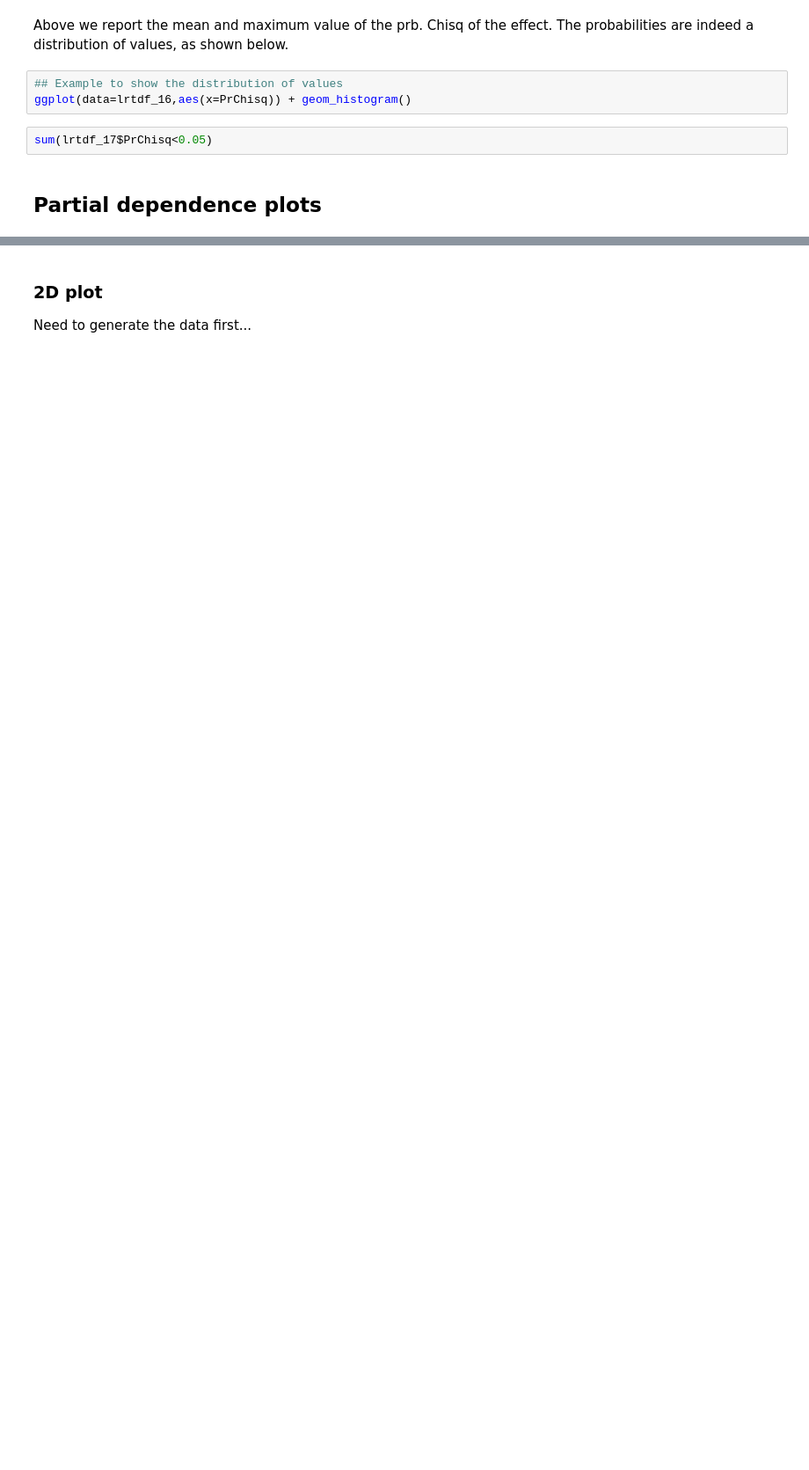
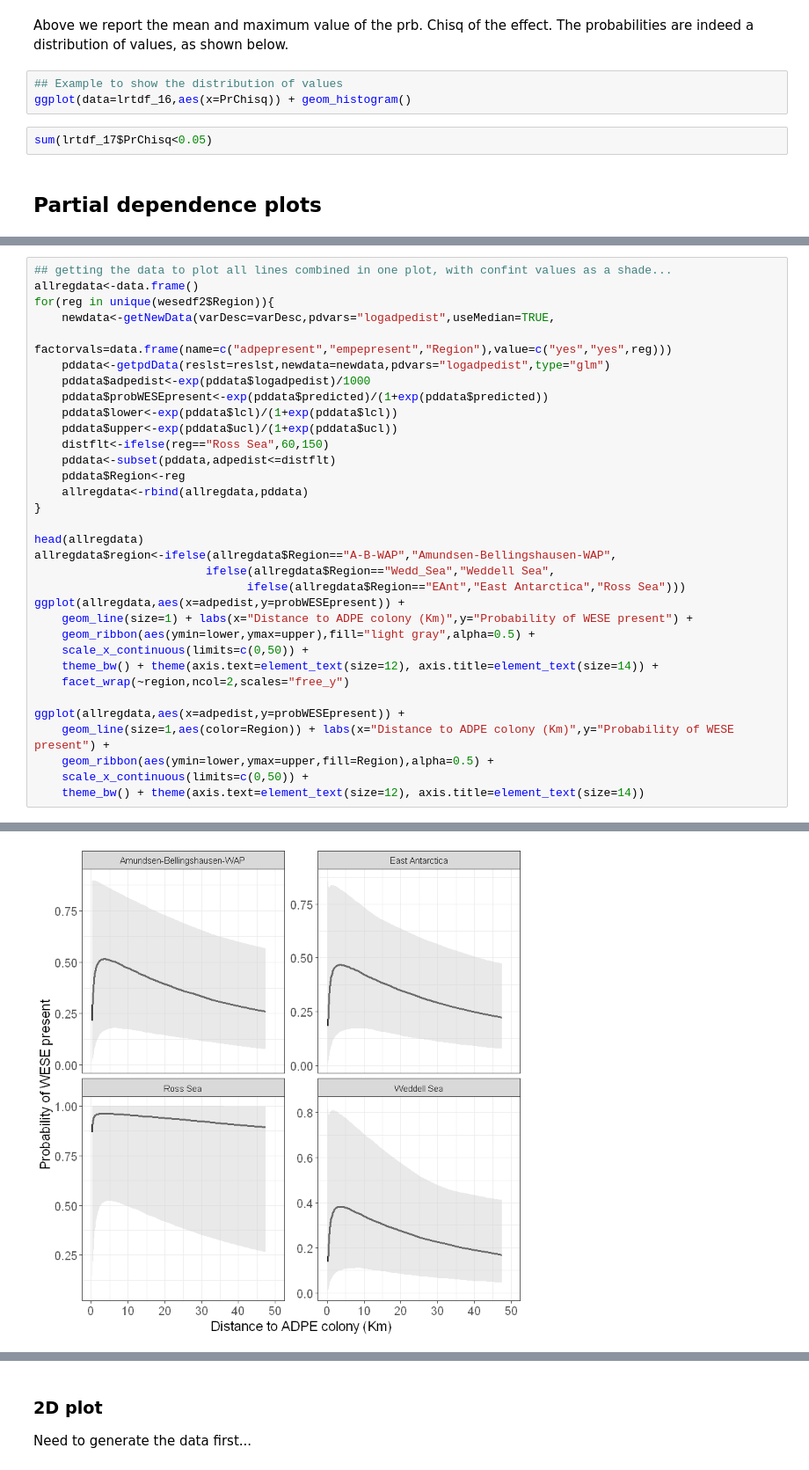
Before and after one commit to pointblue/ContinentalWESEestimates, a Jupyter notebook: notebooks/ContinentalWESE_regressionAnalyses.ipynb, the cells around one changed output, grey strips where cells are left out. Shown: that part at 88% size. Saved outputs shown, nothing was run; the diff lists cells and outputs as text; blank space fills up the shorter version.

```diff
--- a/notebooks/ContinentalWESE_regressionAnalyses.ipynb
+++ b/notebooks/ContinentalWESE_regressionAnalyses.ipynb
@@ -365,0 +309,34 @@ A data.frame: 6 × 6
+# %%
+## getting the data to plot all lines combined in one plot, with confint values as a shade...
+allregdata<-data.frame()
+for(reg in unique(wesedf2$Region)){
+    newdata<-getNewData(varDesc=varDesc,pdvars="logadpedist",useMedian=TRUE,
+                    factorvals=data.frame(name=c("adpepresent","empepresent","Region"),value=c("yes","yes",reg)))
+    pddata<-getpdData(reslst=reslst,newdata=newdata,pdvars="logadpedist",type="glm")
+    pddata$adpedist<-exp(pddata$logadpedist)/1000
+    pddata$probWESEpresent<-exp(pddata$predicted)/(1+exp(pddata$predicted))
+    pddata$lower<-exp(pddata$lcl)/(1+exp(pddata$lcl))
+    pddata$upper<-exp(pddata$ucl)/(1+exp(pddata$ucl))
+    distflt<-ifelse(reg=="Ross Sea",60,150)
+    pddata<-subset(pddata,adpedist<=distflt)
+    pddata$Region<-reg
+    allregdata<-rbind(allregdata,pddata)
+}
+
+head(allregdata)
+allregdata$region<-ifelse(allregdata$Region=="A-B-WAP","Amundsen-Bellingshausen-WAP",
+                         ifelse(allregdata$Region=="Wedd_Sea","Weddell Sea",
+                               ifelse(allregdata$Region=="EAnt","East Antarctica","Ross Sea")))
+ggplot(allregdata,aes(x=adpedist,y=probWESEpresent)) +
+    geom_line(size=1) + labs(x="Distance to ADPE colony (Km)",y="Probability of WESE present") +
+    geom_ribbon(aes(ymin=lower,ymax=upper),fill="light gray",alpha=0.5) +
+    scale_x_continuous(limits=c(0,50)) +
+    theme_bw() + theme(axis.text=element_text(size=12), axis.title=element_text(size=14)) +
+    facet_wrap(~region,ncol=2,scales="free_y")
+
+ggplot(allregdata,aes(x=adpedist,y=probWESEpresent)) +
+    geom_line(size=1,aes(color=Region)) + labs(x="Distance to ADPE colony (Km)",y="Probability of WESE present") +
+    geom_ribbon(aes(ymin=lower,ymax=upper,fill=Region),alpha=0.5) +
+    scale_x_continuous(limits=c(0,50)) +
+    theme_bw() + theme(axis.text=element_text(size=12), axis.title=element_text(size=14))
+# %% [output]
@@ -365,0 +353 @@ A data.frame: 6 × 6
+[figure, added]
```
Also changed, not shown: parts of 10 cells of this notebook, 1 other file.
